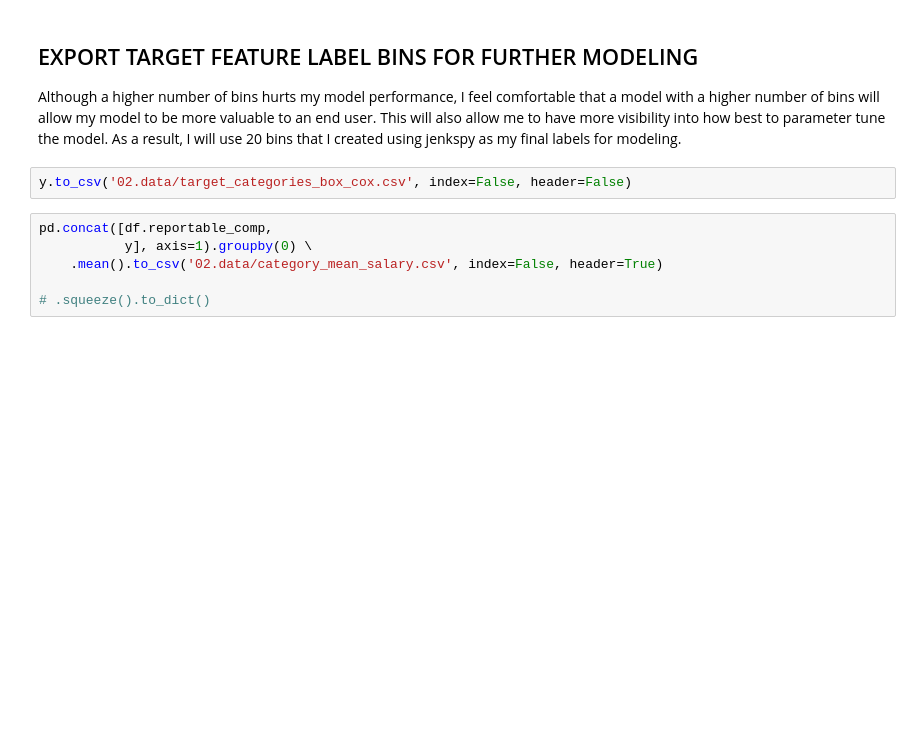
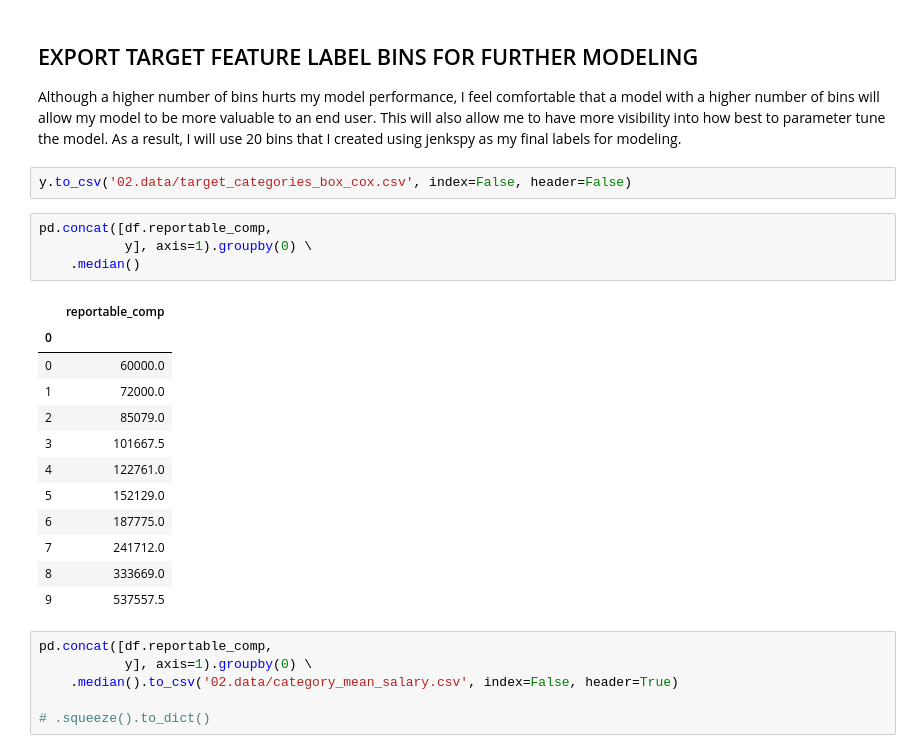
Before and after one commit to mrkjhsn/Not_for_Profit_Compensation_Modeling, a Jupyter notebook: 07.label_category_assignment.ipynb, the cells around one changed output. Cells and saved outputs as stored; diff of their text form; blank space fills up the shorter version.

```diff
--- a/07.label_category_assignment.ipynb
+++ b/07.label_category_assignment.ipynb
@@ -542,9 +535,26 @@ f_importances.plot(kind='barh');
 Although a higher number of bins hurts my model performance, I feel comfortable that a model with a higher number of bins will allow my model to be more valuable to an end user.  This will also allow me to have more visibility into how best to parameter tune the model.  As a result, I will use 20 bins that I created using jenkspy as my final labels for modeling.
 # %%
 y.to_csv('02.data/target_categories_box_cox.csv', index=False, header=False)
+# %%
+pd.concat([df.reportable_comp,
+           y], axis=1).groupby(0) \
+    .median()
+# %% [output]
+|  | reportable_comp |
+| 0 |  |
+| 0 | 60000.0 |
+| 1 | 72000.0 |
+| 2 | 85079.0 |
+| 3 | 101667.5 |
+| 4 | 122761.0 |
+| 5 | 152129.0 |
+| 6 | 187775.0 |
+| 7 | 241712.0 |
+| 8 | 333669.0 |
+| 9 | 537557.5 |
 # %%
 pd.concat([df.reportable_comp,
            y], axis=1).groupby(0) \
-    .mean().to_csv('02.data/category_mean_salary.csv', index=False, header=True)
+    .median().to_csv('02.data/category_mean_salary.csv', index=False, header=True)
 
 # .squeeze().to_dict()
```
Also changed, not shown: parts of 11 cells of this notebook.
